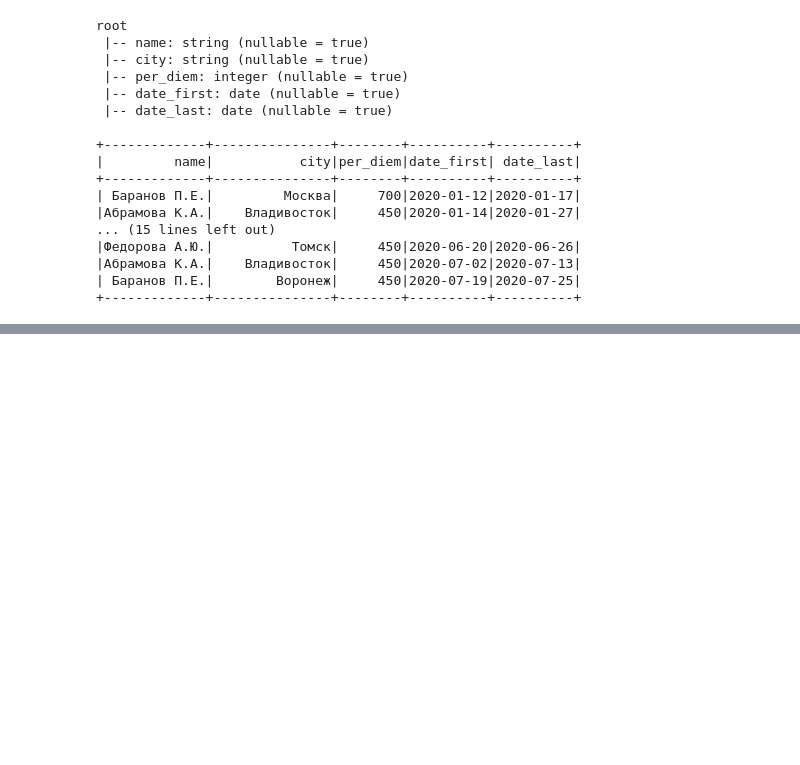
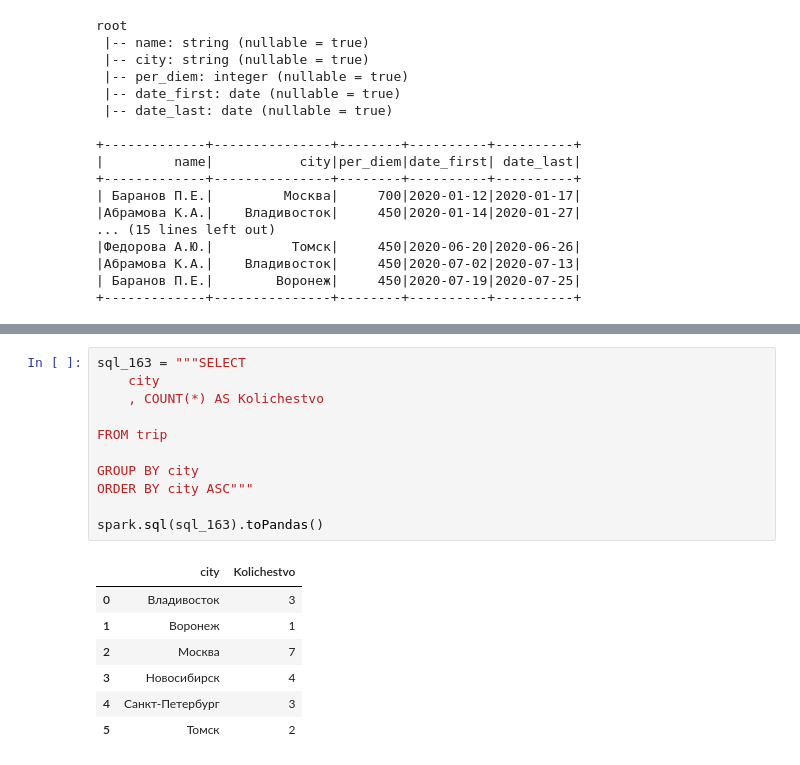
Before and after one commit to dinarsadykow/cv_hw, a Jupyter notebook: Stepik_SQL_hw.ipynb, the cells around one changed output, grey strips where cells are left out. Saved outputs shown, nothing was run; the diff lists cells and outputs as text; blank space fills up the shorter version.

```diff
--- a/Stepik_SQL_hw.ipynb
+++ b/Stepik_SQL_hw.ipynb
@@ -176,0 +234,19 @@ spark.sql(sql_str).show()
+# %%
+sql_163 = """SELECT
+    city
+    , COUNT(*) AS Kolichestvo
+
+FROM trip
+
+GROUP BY city
+ORDER BY city ASC"""
+
+spark.sql(sql_163).toPandas()
+# %% [output]
+|  | city | Kolichestvo |
+| 0 | Владивосток | 3 |
+| 1 | Воронеж | 1 |
+| 2 | Москва | 7 |
+| 3 | Новосибирск | 4 |
+| 4 | Санкт-Петербург | 3 |
+| 5 | Томск | 2 |
```
Also changed, not shown: parts of 6 cells of this notebook.
